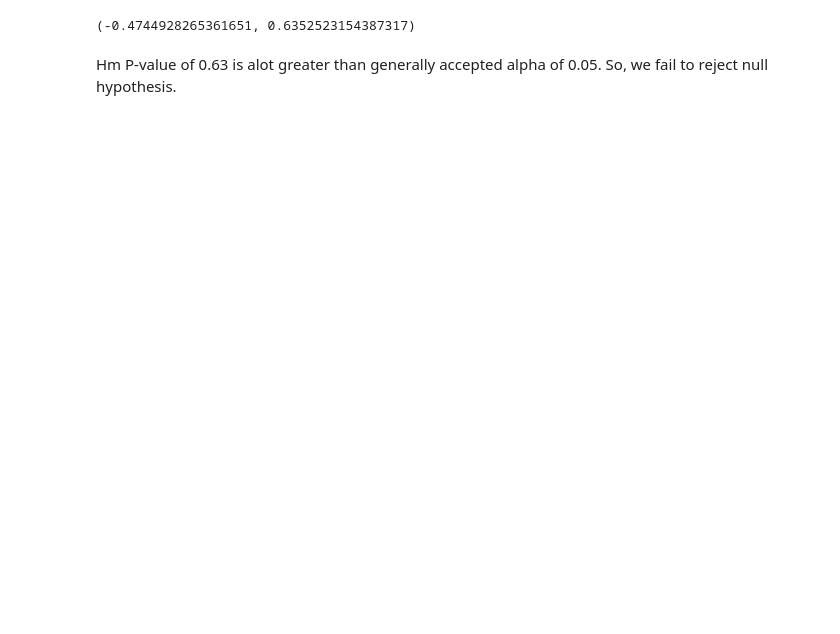
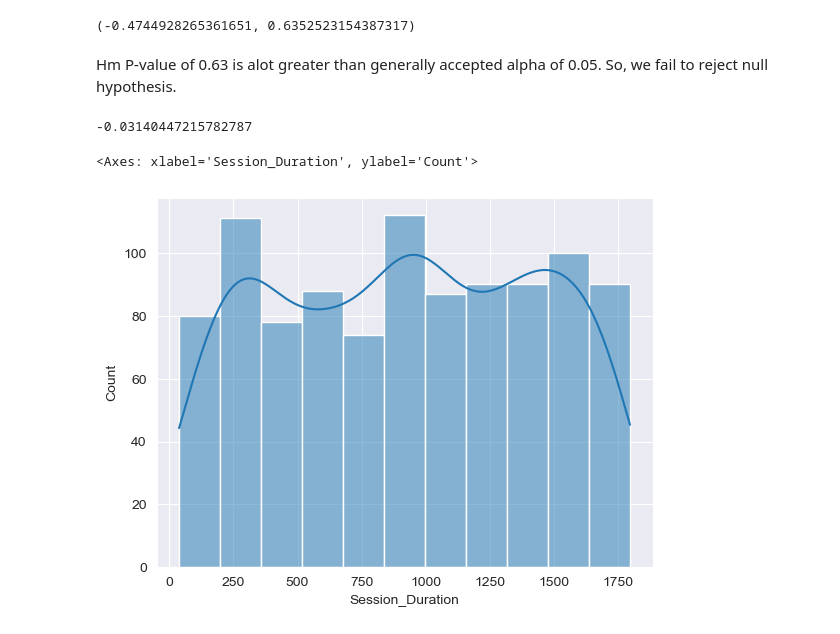
Before and after one commit to wp225/Data_Science_Practice, a Jupyter notebook: Hypothesis Testing/hypothesis_testing.ipynb, the cells around one changed output. Saved outputs shown, nothing was run; the diff lists cells and outputs as text; code cells hidden in the pictures; blank space fills up the shorter version.

```diff
--- a/Hypothesis Testing/hypothesis_testing.ipynb
+++ b/Hypothesis Testing/hypothesis_testing.ipynb
@@ -78,3 +78,14 @@ t_stat,p_value
 # %% [markdown]
 Hm P-value of 0.63 is alot greater than generally accepted alpha of 0.05.
 So, we fail to reject null hypothesis.
+# %%
+import numpy as np
+from scipy import stats
+stats.skew(data_df['Session_Duration'])
+# %% [output]
+-0.03140447215782787
+# %%
+sns.histplot(data=data_df['Session_Duration'],kde=True)
+# %% [output]
+<Axes: xlabel='Session_Duration', ylabel='Count'>
+[figure, added]
```
Also changed, not shown: parts of 2 cells of this notebook, 10 other files.
